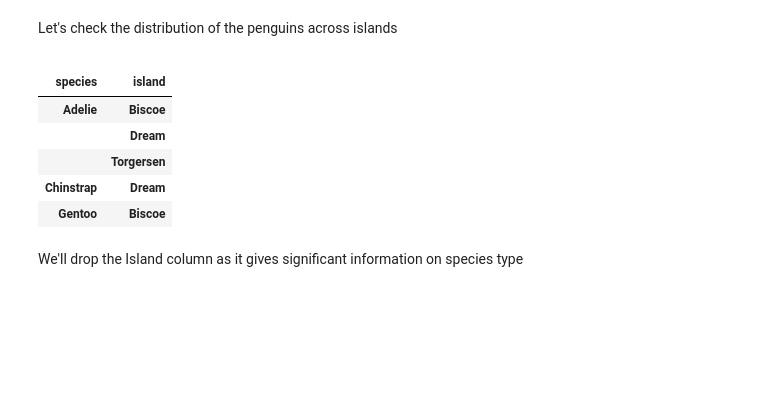
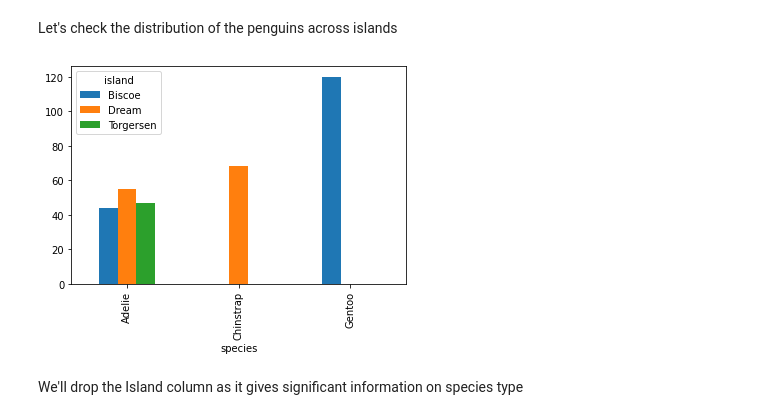
Before and after one commit to ValHayot/dask-tutorial, a Jupyter notebook: Dask-tutorial.ipynb, the cells around one changed output. Cells and saved outputs as stored; diff of their text form; code cells hidden in the pictures; blank space fills up the shorter version.

Commit message:
added figures and made final fixes to notebook

```diff
--- a/Dask-tutorial.ipynb
+++ b/Dask-tutorial.ipynb
@@ -369,15 +376,18 @@ d_df.describe().compute()
 # %% [markdown]
 Let's check the distribution of the penguins across islands
 # %%
-d_df[["species", "island"]].groupby(["species", "island"]).count().compute()
+(
+    d_df[["species", "island"]]
+    .groupby(["species", "island"])
+    .size()
+    .reset_index()
+    .rename(columns={0: "count"})
+    .compute()
+    .pivot(index="species", columns="island", values="count")
+    .plot.bar()
+);
 # %% [output]
-|  |  |
-| species | island |
-| Adelie | Biscoe |
-|  | Dream |
-|  | Torgersen |
-| Chinstrap | Dream |
-| Gentoo | Biscoe |
+[figure, added]
 # %% [markdown]
 We'll drop the Island column as it gives significant information on species type
 # %%
```
Also changed, not shown: parts of 21 cells of this notebook, 3 other files.
